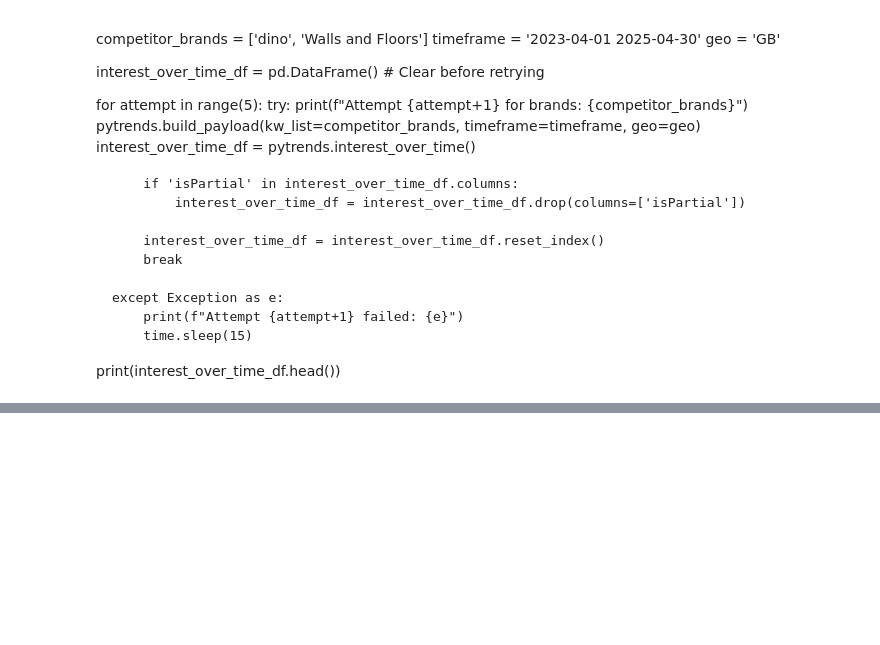
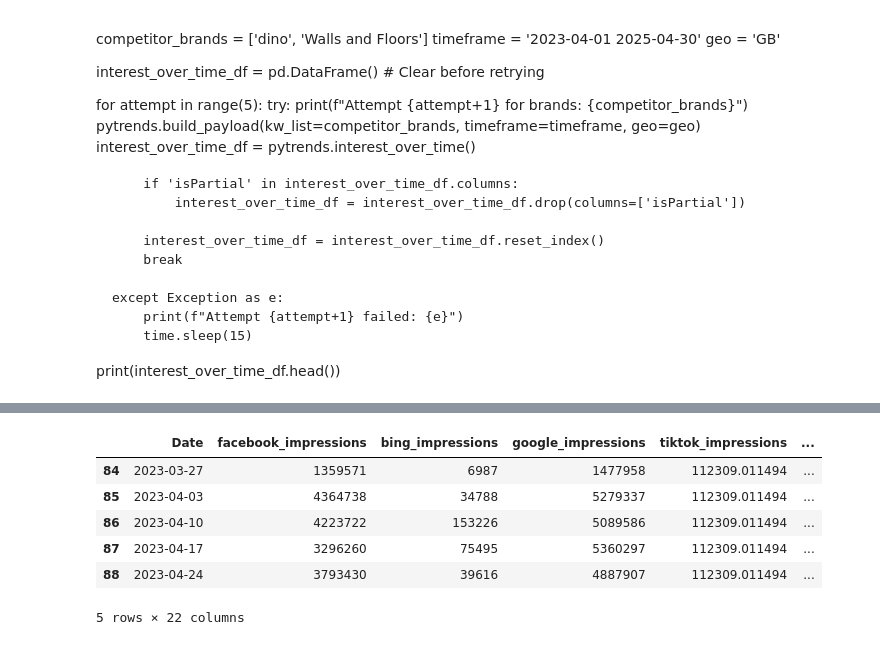
Before and after one commit to Connective3Innovation/impact_V2, a Jupyter notebook: experiments.ipynb, the cells around one changed output, grey strips where cells are left out. Cells and saved outputs as stored; diff of their text form; code cells hidden in the pictures; blank space fills up the shorter version.

```diff
--- a/experiments.ipynb
+++ b/experiments.ipynb
@@ -448,0 +442,10 @@ plt.xticks(xticks, rotation=45)
+# %%
+df.head(5)  # Display the first 5 rows of the DataFrame
+# %% [output]
+|  | Date | facebook_impressions | bing_impressions | google_impressions | tiktok_impressions | ... |
+| 84 | 2023-03-27 | 1359571 | 6987 | 1477958 | 112309.011494 | ... |
+| 85 | 2023-04-03 | 4364738 | 34788 | 5279337 | 112309.011494 | ... |
+| 86 | 2023-04-10 | 4223722 | 153226 | 5089586 | 112309.011494 | ... |
+| 87 | 2023-04-17 | 3296260 | 75495 | 5360297 | 112309.011494 | ... |
+| 88 | 2023-04-24 | 3793430 | 39616 | 4887907 | 112309.011494 | ... |
+5 rows × 22 columns
```
Also changed, not shown: parts of 16 cells of this notebook, 6 other files.
